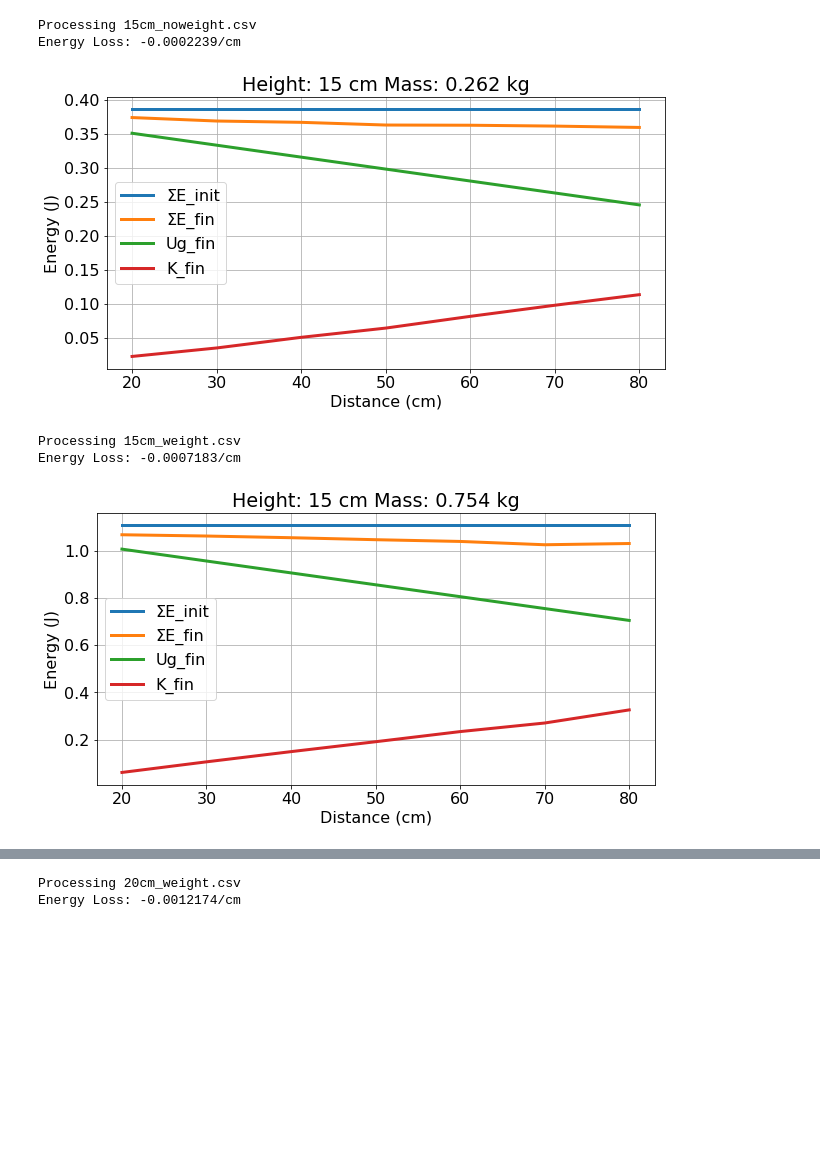
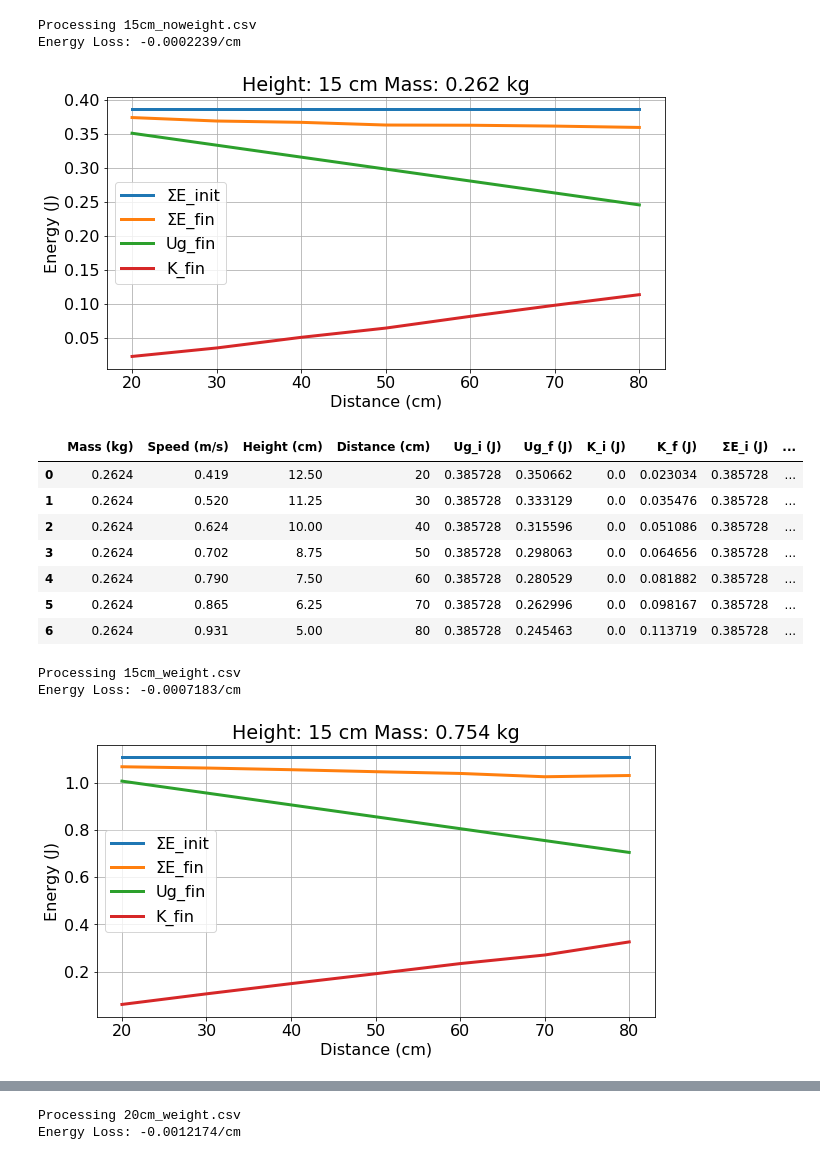
Before and after one commit to csvance/data-analysis, a Jupyter notebook: conservation_of_energy_incline/conservation_of_energy_incline.ipynb, the cells around one changed output, grey strips where cells are left out. Drawn from its saved outputs; the diff is of its cells as text; code cells hidden in the pictures; blank space fills up the shorter version.

Commit message:
Add table outputs

```diff
--- a/conservation_of_energy_incline/conservation_of_energy_incline.ipynb
+++ b/conservation_of_energy_incline/conservation_of_energy_incline.ipynb
@@ -28,13 +29,24 @@ def lab(filename, track_height, track_length=2.20):
     potential_energy_initial = track_height * mass * 9.8
     potential_energy_final = gate_height * mass * 9.8
 
+    df['Ug_i (J)'] = potential_energy_initial
+    df['Ug_f (J)'] = potential_energy_final
+
     kinetic_energy_initial = 0.
     kinetic_energy_final = 1/2 * mass * np.square(df['Speed (m/s)'])
+
+    df['K_i (J)'] = kinetic_energy_initial
+    df['K_f (J)'] = kinetic_energy_final
 
     sigma_e_initial = np.full((distance.shape[0],), potential_energy_initial + kinetic_energy_initial)
     sigma_e_final = potential_energy_final + kinetic_energy_final
 
+    df['ΣE_i (J)'] = sigma_e_initial
+    df['ΣE_f (J)'] = sigma_e_final
+
     delta_e = sigma_e_final - sigma_e_initial
+
+    df['ΔE'] = delta_e
 
     def linear_regression(x_vals, y_vals):
 
@@ -59,33 +71,42 @@ def lab(filename, track_height, track_length=2.20):
     plt.xlabel('Distance (cm)')
 
     plt.legend(['ΣE_init', 'ΣE_fin', 'Ug_fin', 'K_fin'])
     plt.title(conditions)
     plt.draw()
     plt.savefig(conditions + '.png')
     plt.show()
 
+    display(df)
     return df
 
 
 df_15nw = lab('15cm_noweight.csv', 0.15)
 df_15w = lab('15cm_weight.csv', 0.15)
 df_20w = lab('20cm_weight.csv', 0.20)
 
 delta_v = (df_15w['Speed (m/s)'] - df_15nw['Speed (m/s)']) * 100
 plt.plot(df_15nw['Distance (cm)'], delta_v)
 
 plt.ylabel('Speed (cm/s)')
 plt.xlabel('Distance (cm)')
 
 plt.legend(['ΔV'])
 plt.title("Change in Speed (cm/s) after Adding 500g")
 plt.savefig('delta_v.png')
 
 plt.show()
 # %% [output]
 Processing 15cm_noweight.csv
 Energy Loss: -0.0002239/cm
 [figure]
+|  | Mass (kg) | Speed (m/s) | Height (cm) | Distance (cm) | Ug_i (J) | Ug_f (J) | K_i (J) | K_f (J) | ΣE_i (J) | ... |
+| 0 | 0.2624 | 0.419 | 12.50 | 20 | 0.385728 | 0.350662 | 0.0 | 0.023034 | 0.385728 | ... |
+| 1 | 0.2624 | 0.520 | 11.25 | 30 | 0.385728 | 0.333129 | 0.0 | 0.035476 | 0.385728 | ... |
+| 2 | 0.2624 | 0.624 | 10.00 | 40 | 0.385728 | 0.315596 | 0.0 | 0.051086 | 0.385728 | ... |
+| 3 | 0.2624 | 0.702 | 8.75 | 50 | 0.385728 | 0.298063 | 0.0 | 0.064656 | 0.385728 | ... |
+| 4 | 0.2624 | 0.790 | 7.50 | 60 | 0.385728 | 0.280529 | 0.0 | 0.081882 | 0.385728 | ... |
+| 5 | 0.2624 | 0.865 | 6.25 | 70 | 0.385728 | 0.262996 | 0.0 | 0.098167 | 0.385728 | ... |
+| 6 | 0.2624 | 0.931 | 5.00 | 80 | 0.385728 | 0.245463 | 0.0 | 0.113719 | 0.385728 | ... |
 Processing 15cm_weight.csv
 Energy Loss: -0.0007183/cm
 [figure]
```
Also changed, not shown: parts of 2 cells of this notebook.
